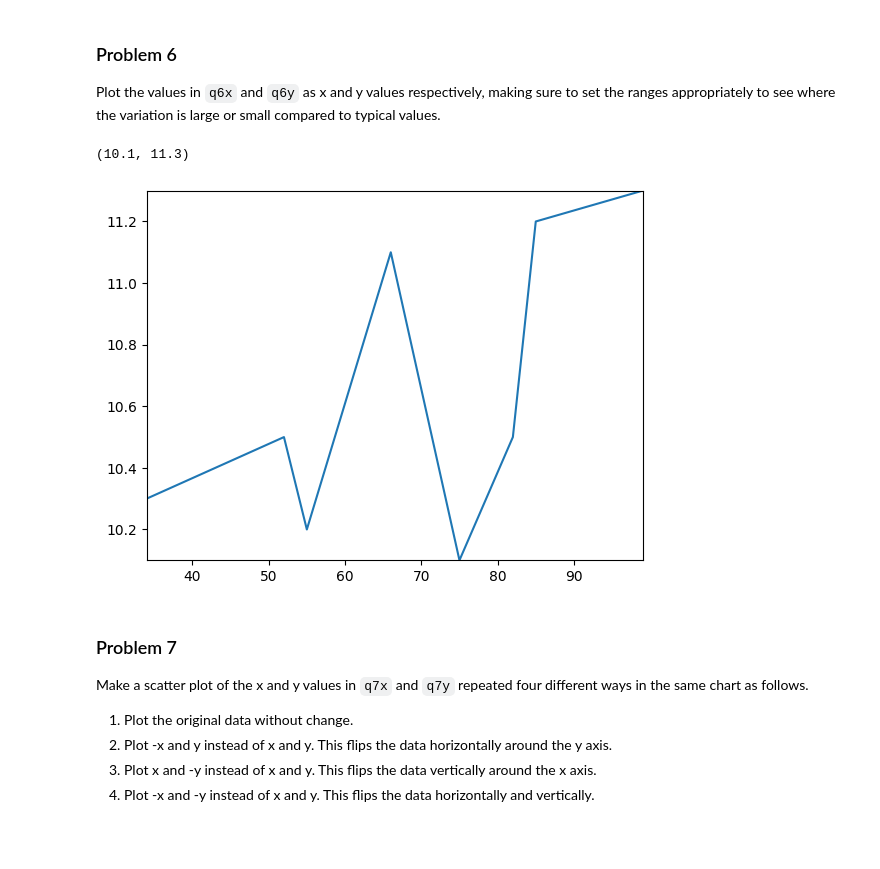
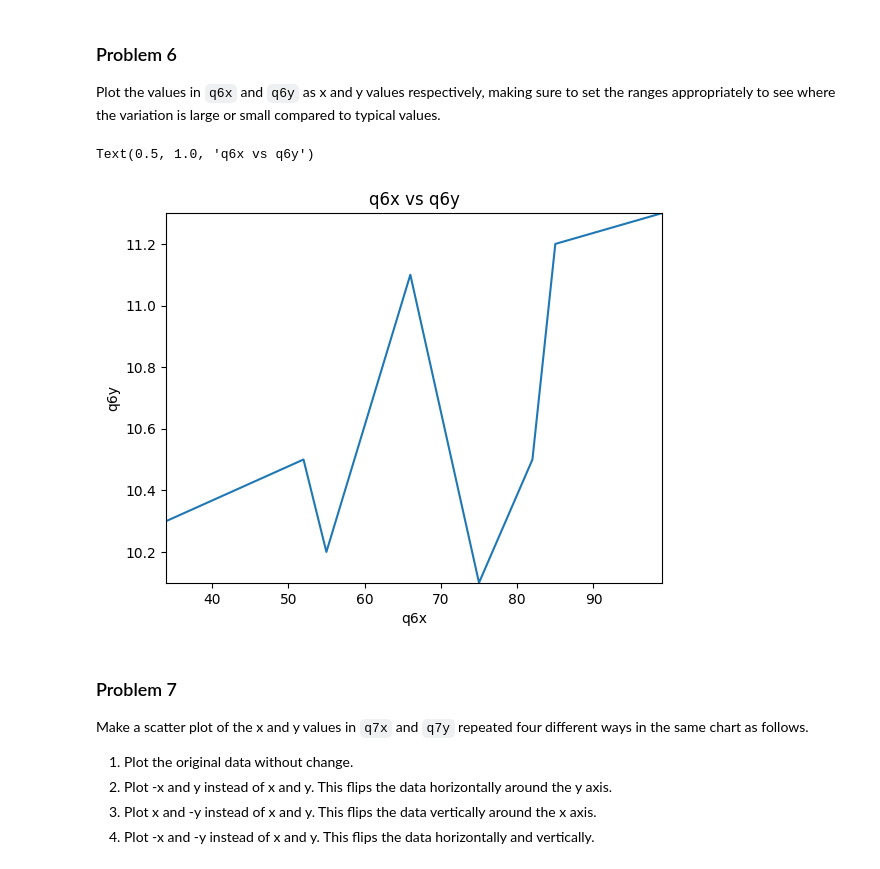
Before and after one commit to nwing2/dx602-homework-05, a Jupyter notebook: homework.ipynb, the cells around one changed output. Cells and saved outputs as stored; diff of their text form; code cells hidden in the pictures; blank space fills up the shorter version.

```diff
--- a/homework.ipynb
+++ b/homework.ipynb
@@ -165,12 +180,15 @@ q6y = [10.3, 10.5, 10.2, 11.1, 10.1, 10.5, 11.2, 11.3]
 # %%
 # YOUR CHANGES HERE
 
 plt.plot(q6x, q6y)
 plt.xlim(min(q6x),max(q6x))
 plt.ylim(min(q6y),max(q6y))
+plt.xlabel("q6x")
+plt.ylabel("q6y")
+plt.title("q6x vs q6y")
 # %% [output]
-(10.1, 11.3)
+Text(0.5, 1.0, 'q6x vs q6y')
-[figure, old version]
+[figure, new version]
 # %% [markdown]
 ### Problem 7
 
```
Also changed, not shown: parts of 14 cells of this notebook.
